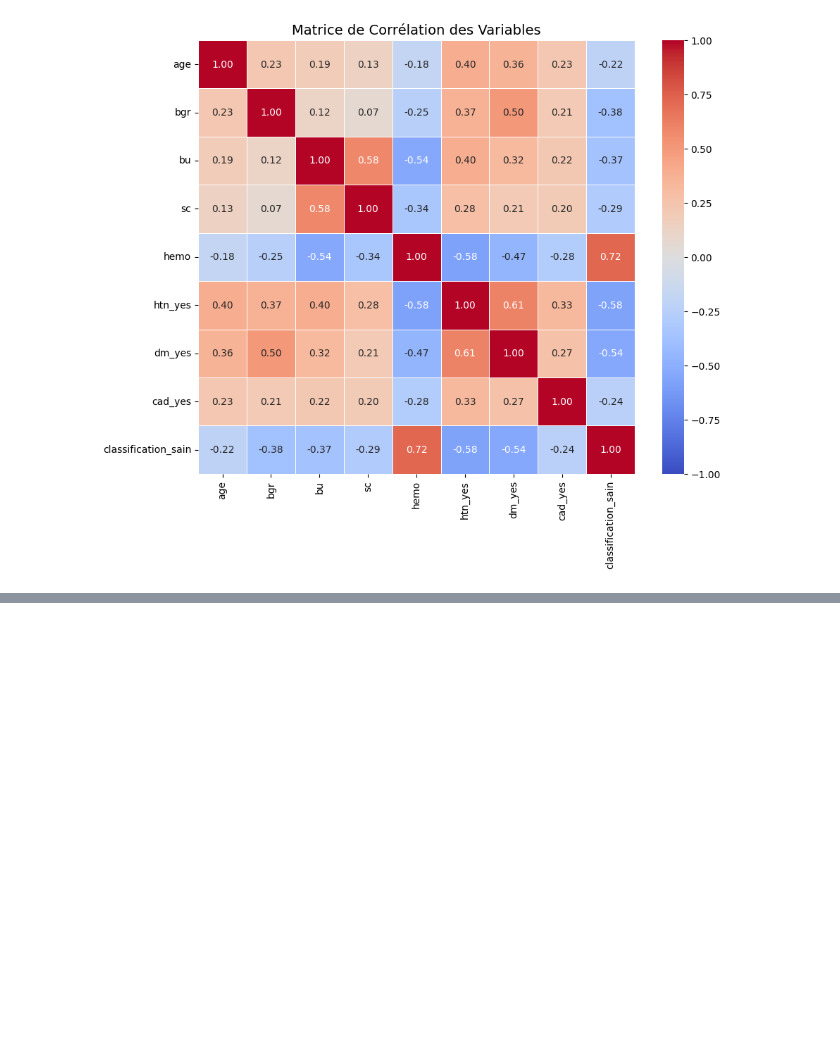
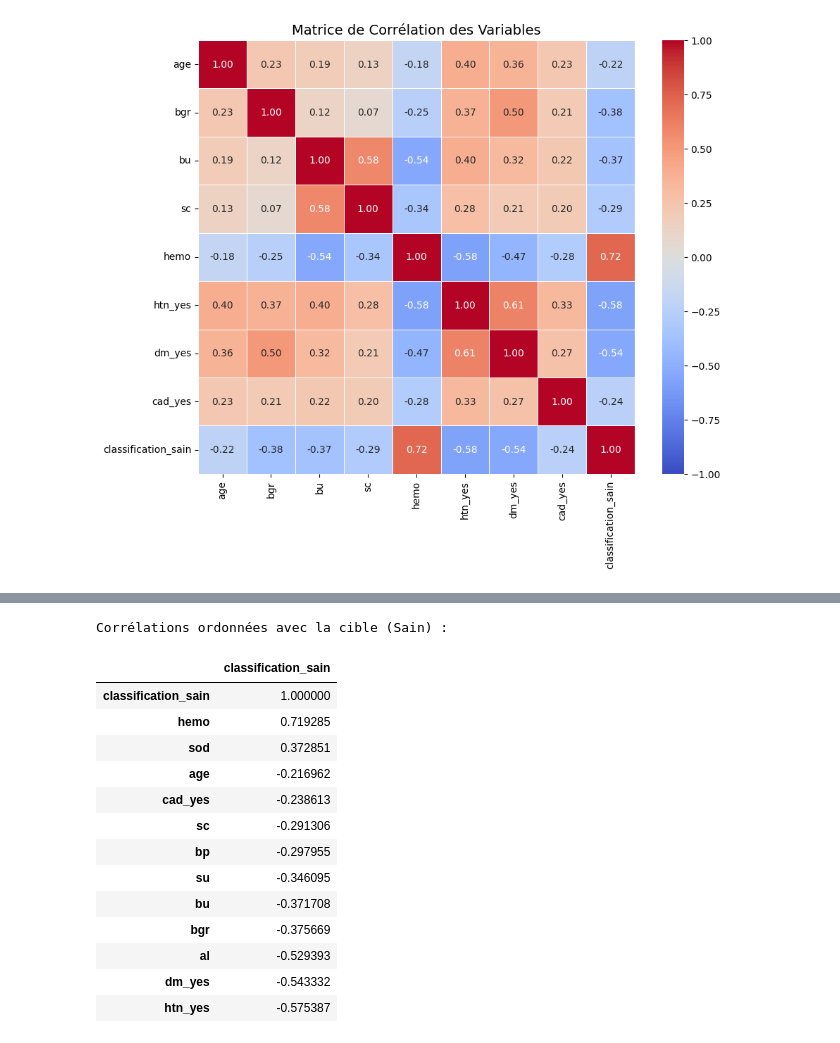
Before and after one commit to buddy-blue/kidney_disease, a Jupyter notebook: maladie_ren.ipynb, the cells around one changed output, grey strips where cells are left out. Saved outputs shown, nothing was run; the diff lists cells and outputs as text; code cells hidden in the pictures; blank space fills up the shorter version.

```diff
--- a/maladie_ren.ipynb
+++ b/maladie_ren.ipynb
@@ -544,0 +640,24 @@ plt.show()
+# %%
+# Afficher les corrélations triées spécifiquement avec la cible 'classification_sain'
+target_col = [col for col in full_corr_matrix.columns if 'classification_sain' in col]
+if target_col:
+    print("Corrélations ordonnées avec la cible (Sain) :")
+    display(full_corr_matrix[target_col].sort_values(by=target_col[0], ascending=False))
+else:
+    print("Colonne de classification introuvable dans la matrice ré-encodée.")
+# %% [output]
+Corrélations ordonnées avec la cible (Sain) :
+|  | classification_sain |
+| classification_sain | 1.000000 |
+| hemo | 0.719285 |
+| sod | 0.372851 |
+| age | -0.216962 |
+| cad_yes | -0.238613 |
+| sc | -0.291306 |
+| bp | -0.297955 |
+| su | -0.346095 |
+| bu | -0.371708 |
+| bgr | -0.375669 |
+| al | -0.529393 |
+| dm_yes | -0.543332 |
+| htn_yes | -0.575387 |
```
Also changed, not shown: parts of 21 cells of this notebook.
